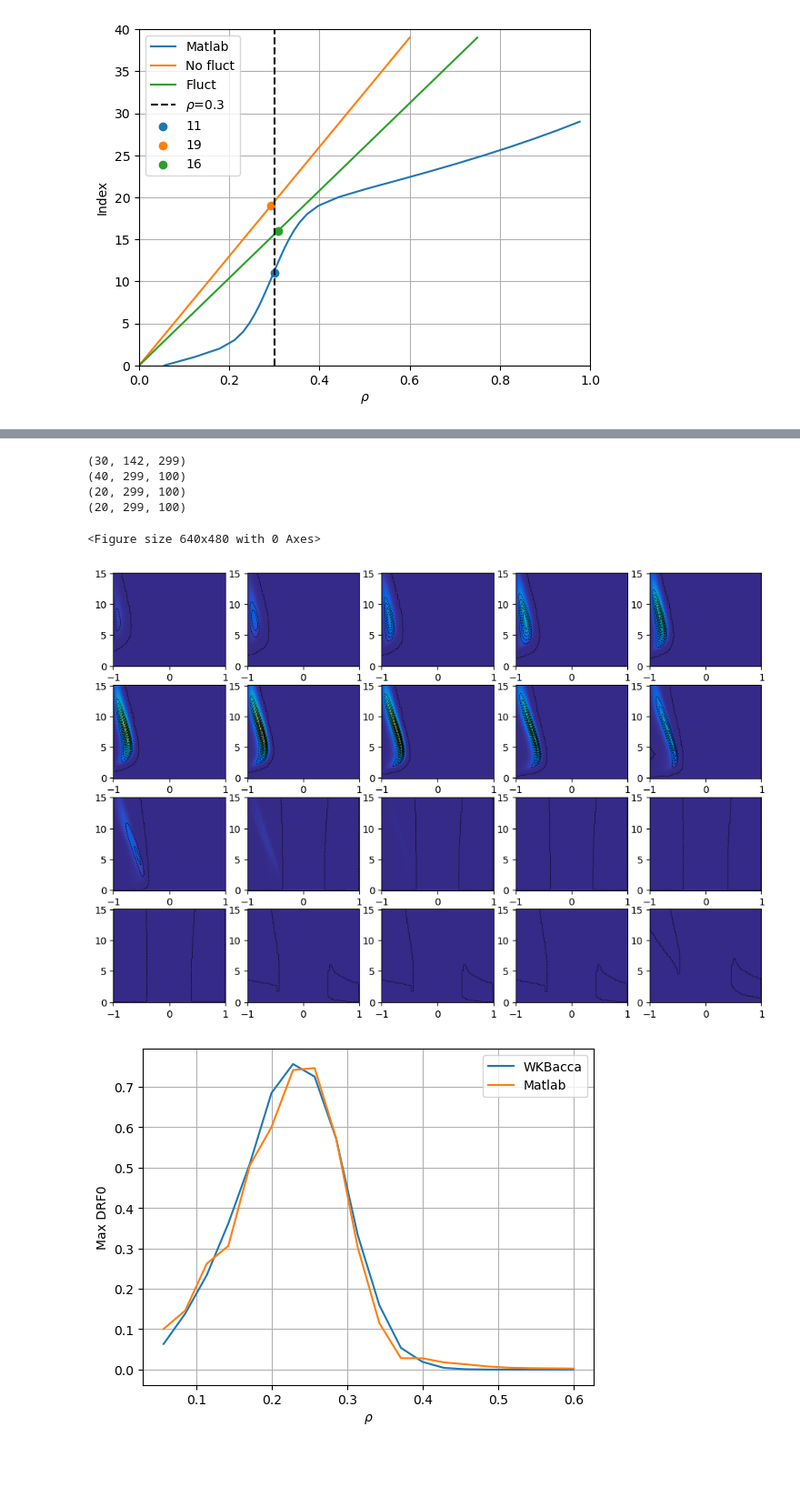
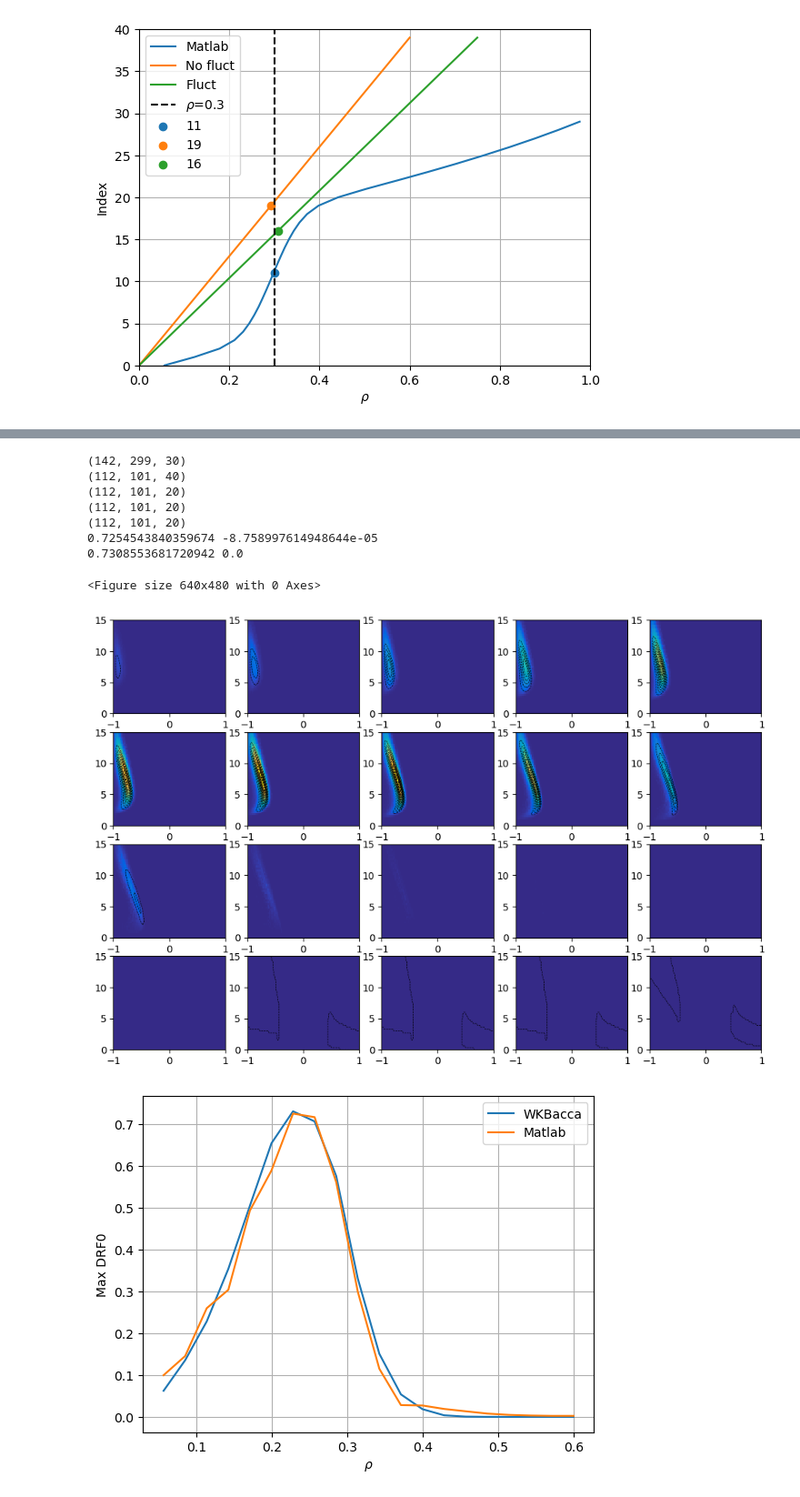
Before and after one commit to EwoutDevlaminck/WKBacca_QL, a Jupyter notebook: Analysis_sparse_test.ipynb, the cells around one changed output, grey strips where cells are left out. Shown: that part at 91% size. Drawn from its saved outputs; the diff is of its cells as text; code cells hidden in the pictures; blank space fills up the shorter version.

```diff
--- a/Analysis_sparse_test.ipynb
+++ b/Analysis_sparse_test.ipynb
@@ -54,8 +54,10 @@ cm_data = [[0.2081, 0.1663, 0.5292], [0.2116238095, 0.1897809524, 0.5776761905],
 parula_map = LinearSegmentedColormap.from_list('parula', cm_data)
 parula_map.set_under(cm_data[0])
 # %%
-filename_nofluct = '/home/devlamin/Documents/WKBeam_related/Cases_ran_before/TCV72644_1.25/No_fluct/QL_bounce_TCV72644_1.25_nofluct_sparse.h5'
-filename_fluct = '/home/devlamin/Documents/WKBeam_related/Cases_ran_before/TCV72644_1.25/Fluct/QL_bounce_TCV72644_1.25_fluct_sparse.h5'
+filename_nofluct = '/home/devlamin/Documents/WKBeam_related/WKBacca_QL/QL_bounce_TCV72644_1.25_nofluct_LUKE_sparse.h5'
+filename_fluct = '/home/devlamin/Documents/WKBeam_related/WKBacca_QL/QL_bounce_TCV72644_1.25_fluct_LUKE_sparse.h5'
+
+#filename_fluct = '/home/devlamin/Documents/WKBeam_related/Cases_ran_before/TCV72644_1.25/Fluct/QL_bounce_TCV72644_1.25_fluct_sparse.h5'
 
 matlab_file = '/home/devlamin/Documents/WKBeam_related/WKBacca_QL/WKBacca_cases/TCV72644_1.25/input/Drf_data.mat'
 # %%
@@ -273,48 +287,63 @@ x_comp = np.linspace(min(rho_mat), 0.6, 20)
 psi_comp = x_comp**2
 dpsi_comp = 1/2* (np.diff(psi_comp)[:-1] + np.diff(psi_comp)[1:])
 dpsi_comp = np.concatenate(([np.diff(psi_comp)[0]], dpsi_comp, [np.diff(psi_comp)[-1]]))
-Drf_mat_shifted = np.transpose(Drf_mat, (2, 1, 0))
+Drf_mat_shifted = np.transpose(Drf_mat, (1, 0, 2))
 print(Drf_mat_shifted.shape)
 print(QL_bounce.shape)
 
 
-DRF0_nofluct_int = RegularGridInterpolator((np.sqrt(psi), ksi0, p_norm), QL_bounce, bounds_error=False, fill_value=None)
-Drf_mat_int = RegularGridInterpolator((rho_mat, Ksi0_mat[:, 1], Pnorm_mat[1, :]), Drf_mat_shifted, bounds_error=False, fill_value=None)
+DRF0_nofluct_int = RegularGridInterpolator((ksi0, p_norm, np.sqrt(psi)), QL_bounce, bounds_error=False, fill_value=None)
+Drf_mat_int = RegularGridInterpolator((Ksi0_mat[:, 1], Pnorm_mat[1, :], rho_mat), Drf_mat_shifted, bounds_error=False, fill_value=None)
 
-RHO_mat= np.tile((x_comp), (len(p_norm), len(ksi0), 1)).T
-PPAR_mat = np.tile(Ppar, (len(x_comp), 1, 1))
-PPER_mat = np.tile(Pper, (len(x_comp), 1, 1))
-DRF0_nofluct_interp = DRF0_nofluct_int((RHO_mat, Ksi0, Pnorm))
-Drf_mat_interp = Drf_mat_int((RHO_mat, Ksi0, Pnorm))
+RHO_mat= np.tile((x_comp), (len(p_norm), len(ksi0), 1))
+RHO_mat = np.transpose(RHO_mat, (1, 0, 2))
+print(RHO_mat.shape)
+PPAR_mat = np.repeat(np.expand_dims(Ppar, 2), len(x_comp), axis=2)
+PPER_mat = np.repeat(np.expand_dims(Pper, 2), len(x_comp), axis=2)
+Ksi0_mat_interp = np.repeat(np.expand_dims(Ksi0, 2), len(x_comp), axis=2)
+Pnorm_mat_interp = np.repeat(np.expand_dims(Pnorm, 2), len(x_comp), axis=2)
+DRF0_nofluct_interp = DRF0_nofluct_int((Ksi0_mat_interp, Pnorm_mat_interp, RHO_mat))
+Drf_mat_interp = Drf_mat_int((Ksi0_mat_interp, Pnorm_mat_interp, RHO_mat))
 print(DRF0_nofluct_interp.shape)
 print(Drf_mat_interp.shape)
+max_mat_interp = np.max(Drf_mat_interp)
+min_mat_interp = np.min(Drf_mat_interp)
+max_nofluct_interp = np.max(DRF0_nofluct_interp)
+min_nofluct_interp = np.min(DRF0_nofluct_interp)
+print(max_mat_interp, min_mat_interp)
+print(max_nofluct_interp, min_nofluct_interp)
 # %% [output]
-(30, 142, 299)
-(40, 299, 100)
-(20, 299, 100)
-(20, 299, 100)
+(142, 299, 30)
+(112, 101, 40)
+(112, 101, 20)
+(112, 101, 20)
+(112, 101, 20)
+0.7254543840359674 -8.758997614948644e-05
+0.7308553681720942 0.0
 # %%
 plt.figure()
 plt.figure(figsize=(12, 8))
 for i in range(len(x_comp)):
     ax = plt.subplot(4, 5, i+1)
-    ax.pcolormesh(ksi0, p_norm,DRF0_nofluct_interp[i,:, :].T, cmap=parula_map, vmin=0, vmax=1)
-    ax.contour(ksi0, p_norm, Drf_mat_interp[i,:, :].T, np.linspace(0, 1, 20), colors='k', linestyles='dashed', linewidths=0.5)
+    ax.pcolormesh(ksi0, p_norm,DRF0_nofluct_interp[:, :, i].T, cmap=parula_map, vmin=min_nofluct_interp, vmax=max_nofluct_interp)
+    ax.contour(ksi0, p_norm, Drf_mat_interp[:, :, i].T, np.linspace(min_mat_interp, max_mat_interp, 15), colors='k', linestyles='dashed', linewidths=0.5)
+    ax.set_ylim(0, p_max)
+    ax.set_xlim(-1, 1)
 
 plt.show()
 
 plt.figure()
-plt.plot(x_comp, np.amax(DRF0_nofluct_interp[:, :, :], axis=(1, 2)), label='WKBacca')
-plt.plot(x_comp, np.amax(Drf_mat_interp[:, :, :], axis=(1, 2)), label='Matlab')
+plt.plot(x_comp, np.amax(DRF0_nofluct_interp[:, :, :], axis=(0, 1)), label='WKBacca')
+plt.plot(x_comp, np.amax(Drf_mat_interp[:, :, :], axis=(0, 1)), label='Matlab')
 plt.xlabel(r'$\rho$')
 plt.ylabel('Max DRF0')
 plt.legend()
 plt.grid()
 plt.show()
 # %% [output]
 <Figure size 640x480 with 0 Axes>
-[figure, old version]
+[figure, new version]
-[figure, old version]
+[figure, new version]
 # %%
 plt.figure(figsize=(12, 5))
 ax = plt.subplot(121)
```
Also changed, not shown: parts of 9 cells of this notebook, 5 other files.
